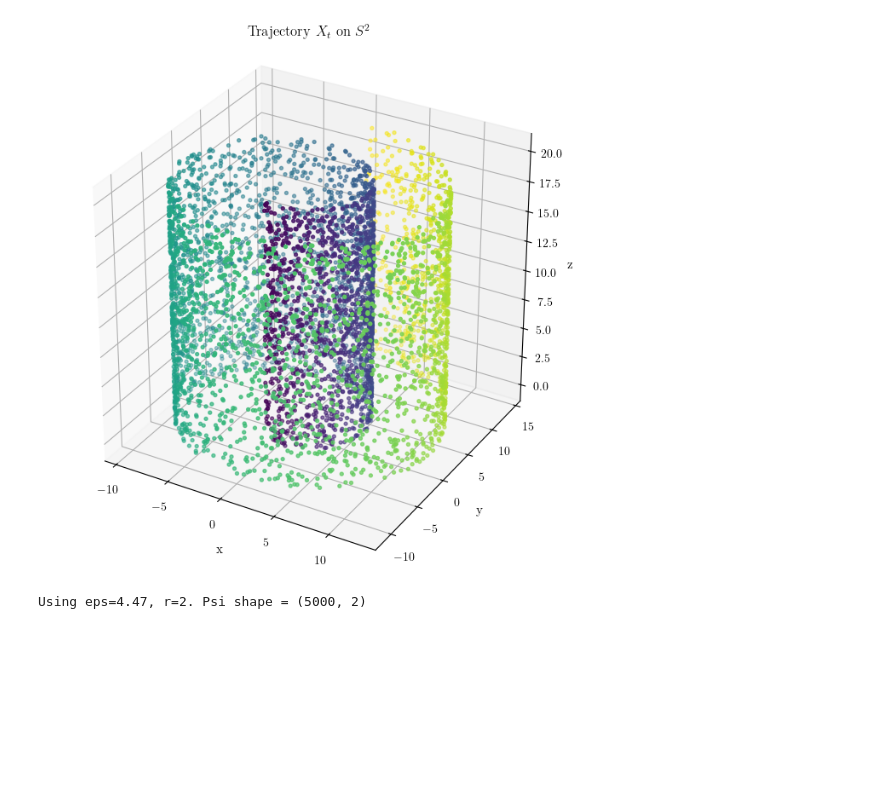
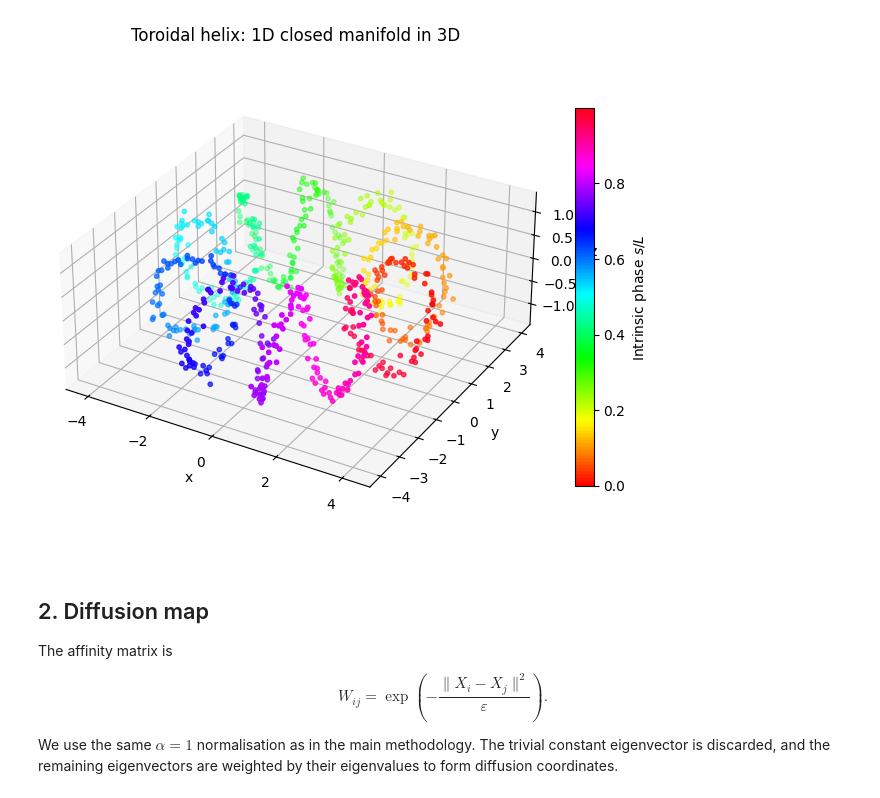
Before and after one commit to adamfowliee/JDKF_Starter, a Jupyter notebook: dissertation_brief/diffusion_toy_example.ipynb, the cells around one changed output. Saved outputs shown, nothing was run; the diff lists cells and outputs as text; code cells hidden in the pictures; blank space fills up the shorter version.

```diff
--- a/dissertation_brief/diffusion_toy_example.ipynb
+++ b/dissertation_brief/diffusion_toy_example.ipynb
@@ -69,26 +0,0 @@ def latent_density_at_points(gamma, Psi, h, scale):
-# %%
-np.random.seed(0)
-
-def swiss_roll(n: int = 2000):
-    theta = np.random.uniform(low=3*np.pi/2, high=9*np.pi/2, size=n)
-    z = np.random.uniform(low=0, high=20, size=n)
-    x, y = theta*np.cos(theta), theta*np.sin(theta)
-    X = np.stack((x,y,z), axis=1)
-    S = 1/2 * (theta * np.sqrt(1 + theta**2) + np.arcsinh(theta))
-    I = np.stack((S, z), axis=1)
-    return X, I
-
-X, I = swiss_roll(5000)
-
-np.random.seed(0)
-
-def two_sphere(n: int = 2000):
-    u, v = np.random.uniform(low=0, high=1, size=n), np.random.uniform(low=0, high=1, size=n)
-    theta = np.arccos(1 - 2*u)
-    phi = 2 * np.pi * v
-    X = np.stack((np.sin(theta)*np.cos(phi), np.sin(theta)*np.sin(phi), np.cos(theta)), axis=1)
-
-    intrinsic = np.stack((theta, phi), axis=1)
-    return X, intrinsic
-
-X_sphere, I_sphere = two_sphere(5000)
@@ -95,18 +96,25 @@ X_sphere, I_sphere = two_sphere(5000)
 # %%
-r = np.sqrt(X[:, 0]**2 + X[:, 1]**2)
-fig = plt.figure(figsize=(8, 8)); ax = fig.add_subplot(111, projection='3d')
+fig = plt.figure(figsize=(8, 7))
+ax = fig.add_subplot(111, projection="3d")
 
-sc = ax.scatter(X[:, 0], X[:, 1], X[:, 2], s=8, c=r)
-ax.set_box_aspect([1, 1, 1])
-ax.set_xlabel('x'); ax.set_ylabel('y'); ax.set_zlabel('z')
-ax.set_title(r'Trajectory $X_t$ on $S^2$'); plt.show()
+sc = ax.scatter(X[:, 0], X[:, 1], X[:, 2], c=phase, cmap="hsv", s=10)
+
+ax.set_xlabel("x")
+ax.set_ylabel("y")
+ax.set_zlabel("z")
+ax.set_title("Toroidal helix: 1D closed manifold in 3D")
+ax.set_box_aspect([1, 1, 0.45])
+fig.colorbar(sc, ax=ax, shrink=0.7, label="Intrinsic phase $s/L$")
+plt.show()
 # %% [output]
-[figure, old version]
+[figure, new version]
-# %%
-EPS = 4.47      # [C2] chosen value
-R = 2           # [C3] meaningful embedding dimension (largest gap at 2->3)
-diff = diffusion_map(X, eps=EPS, k=R)
-Psi = diff["Psi"][:, :R]              # [C3] restrict to meaningful coords
-print(f"\nUsing eps={EPS}, r={R}. Psi shape = {Psi.shape}")
-# %% [output]
-Using eps=4.47, r=2. Psi shape = (5000, 2)
+# %% [markdown]
+## 2. Diffusion map
+
+The affinity matrix is
+
+$$
+W_{ij}=\exp\!\left(-\frac{\|X_i-X_j\|^2}{\varepsilon}\right).
+$$
+
+We use the same $\alpha=1$ normalisation as in the main methodology. The trivial constant eigenvector is discarded, and the remaining eigenvectors are weighted by their eigenvalues to form diffusion coordinates.
```
Also changed, not shown: parts of 25 cells of this notebook, 8 other files.
